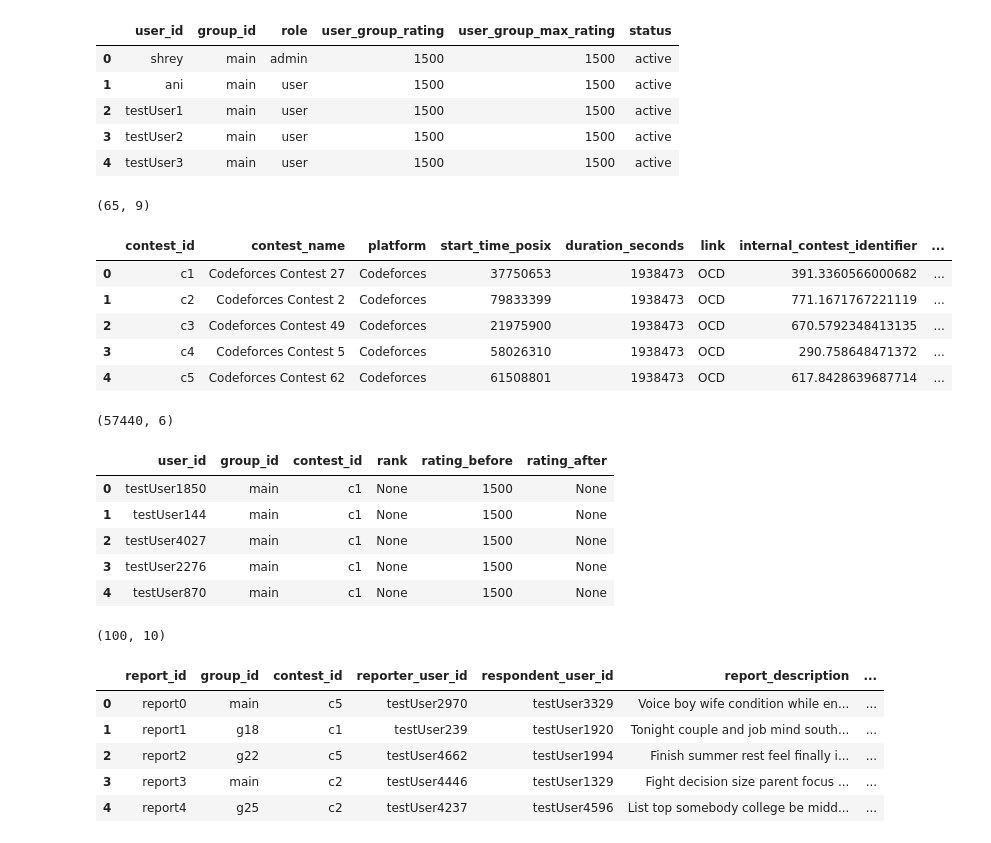
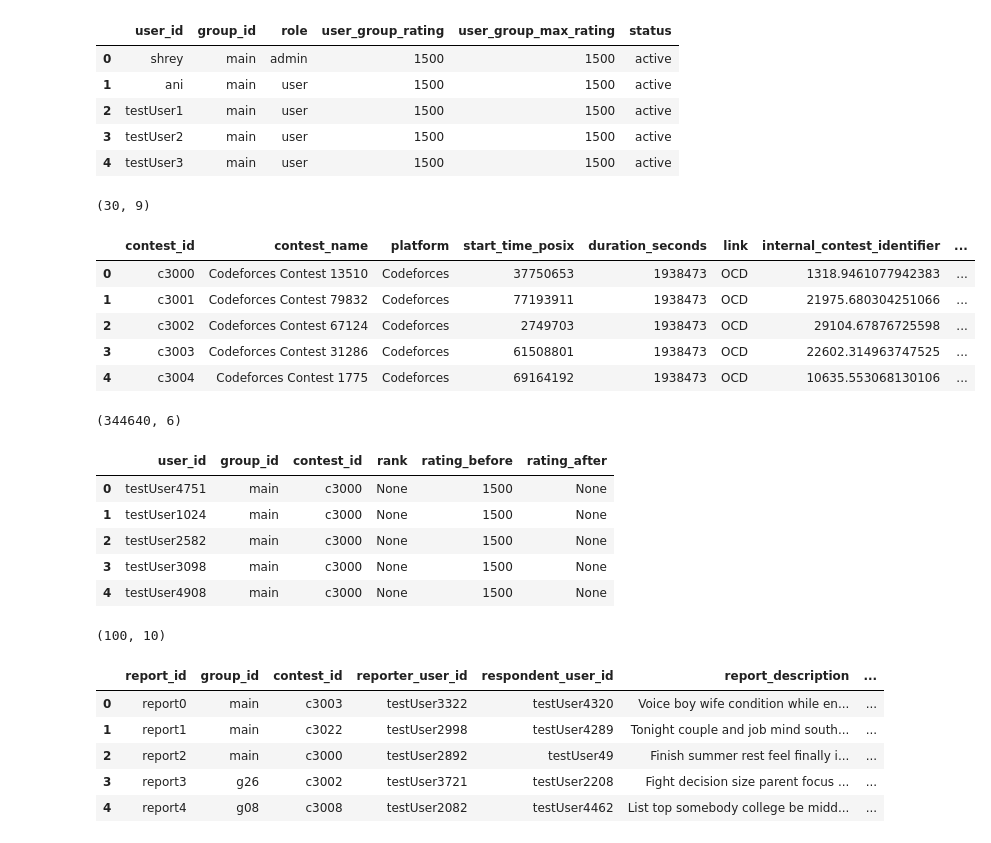
Before and after one commit to welcome-to-the-sunny-side/rshf, a Jupyter notebook: backend/sym.ipynb, the cells around one changed output. Drawn from its saved outputs; the diff is of its cells as text; code cells hidden in the pictures.

```diff
--- a/backend/sym.ipynb
+++ b/backend/sym.ipynb
@@ -123,6 +123,7 @@ admin_users = [
         user_id="shrey",
         role=Role.admin,
         cf_handle="negative-xp",
+        email_id="dwxghcqcd@gmail.com",
         atcoder_handle=None,
         codechef_handle=None,
         twitter_handle=None,
@@ -133,6 +134,7 @@ admin_users = [
         user_id="ani",
         role=Role.admin,
         cf_handle="roomTemperatureIQ",
+        email_id="chjd7639383@gmail.com",
         atcoder_handle=None,
         codechef_handle=None,
         twitter_handle=None,
@@ -155,6 +157,7 @@ while len(users) < NUM_USERS:
             codechef_handle=None if random.random() < 0.7 else uid + "_cc",
             twitter_handle=None if random.random() < 0.6 else uid + "_tw",
             trusted_score=random.randint(0, 100),
+            email_id=str(uid) + '@gmail.com',
             hashed_password=hash_password(DEFAULT_PASS),
         )
     )
@@ -284,36 +287,36 @@ membership_df.head()
 # %%
 # populate CONTESTS]
 
 NUM_CONTESTS = 30
 contests = []
 for i in range(NUM_CONTESTS):
     contests.append(
         Contest(
-            contest_id = f"c{2000+i}",
+            contest_id = f"c{3000+i}",
             contest_name = f'Codeforces Contest {int(random.random() * 99999)}',
             platform = "Codeforces",
             start_time_posix = int(random.random() * 1e8),
             duration_seconds = 1938473,
             link = 'OCD',
-            finished=True,
+            finished=bool(int(random.random() * 2)),
             internal_contest_identifier = f'{random.random() * 99999}',
         )
     )
 
 db.add_all(contests)
 db.commit()
 
 contest_df = pd.read_sql("SELECT * FROM contests", engine)
 print(contest_df.shape)
 contest_df.head()
 # %% [output]
-(65, 9)
+(30, 9)
 |  | contest_id | contest_name | platform | start_time_posix | duration_seconds | link | internal_contest_identifier | ... |
-| 0 | c1 | Codeforces Contest 27 | Codeforces | 37750653 | 1938473 | OCD | 391.3360566000682 | ... |
-| 1 | c2 | Codeforces Contest 2 | Codeforces | 79833399 | 1938473 | OCD | 771.1671767221119 | ... |
-| 2 | c3 | Codeforces Contest 49 | Codeforces | 21975900 | 1938473 | OCD | 670.5792348413135 | ... |
-| 3 | c4 | Codeforces Contest 5 | Codeforces | 58026310 | 1938473 | OCD | 290.758648471372 | ... |
-| 4 | c5 | Codeforces Contest 62 | Codeforces | 61508801 | 1938473 | OCD | 617.8428639687714 | ... |
+| 0 | c3000 | Codeforces Contest 13510 | Codeforces | 37750653 | 1938473 | OCD | 1318.9461077942383 | ... |
+| 1 | c3001 | Codeforces Contest 79832 | Codeforces | 77193911 | 1938473 | OCD | 21975.680304251066 | ... |
+| 2 | c3002 | Codeforces Contest 67124 | Codeforces | 2749703 | 1938473 | OCD | 29104.67876725598 | ... |
+| 3 | c3003 | Codeforces Contest 31286 | Codeforces | 61508801 | 1938473 | OCD | 22602.314963747525 | ... |
+| 4 | c3004 | Codeforces Contest 1775 | Codeforces | 69164192 | 1938473 | OCD | 10635.553068130106 | ... |
 # %%
 # populate contest participations
 participations = []
@@ -340,13 +343,13 @@ participation_df = pd.read_sql("SELECT * FROM contest_participations", engine)
 print(participation_df.shape)
 participation_df.head()
 # %% [output]
-(57440, 6)
+(344640, 6)
 |  | user_id | group_id | contest_id | rank | rating_before | rating_after |
-| 0 | testUser1850 | main | c1 | None | 1500 | None |
-| 1 | testUser144 | main | c1 | None | 1500 | None |
-| 2 | testUser4027 | main | c1 | None | 1500 | None |
-| 3 | testUser2276 | main | c1 | None | 1500 | None |
-| 4 | testUser870 | main | c1 | None | 1500 | None |
+| 0 | testUser4751 | main | c3000 | None | 1500 | None |
+| 1 | testUser1024 | main | c3000 | None | 1500 | None |
+| 2 | testUser2582 | main | c3000 | None | 1500 | None |
+| 3 | testUser3098 | main | c3000 | None | 1500 | None |
+| 4 | testUser4908 | main | c3000 | None | 1500 | None |
 # %%
 # populate reports
 n_parts = len(participations)
@@ -379,11 +382,11 @@ report_df.head()
 # %% [output]
 (100, 10)
 |  | report_id | group_id | contest_id | reporter_user_id | respondent_user_id | report_description | ... |
-| 0 | report0 | main | c5 | testUser2970 | testUser3329 | Voice boy wife condition while en... | ... |
-| 1 | report1 | g18 | c1 | testUser239 | testUser1920 | Tonight couple and job mind south... | ... |
-| 2 | report2 | g22 | c5 | testUser4662 | testUser1994 | Finish summer rest feel finally i... | ... |
-| 3 | report3 | main | c2 | testUser4446 | testUser1329 | Fight decision size parent focus ... | ... |
-| 4 | report4 | g25 | c2 | testUser4237 | testUser4596 | List top somebody college be midd... | ... |
+| 0 | report0 | main | c3003 | testUser3322 | testUser4320 | Voice boy wife condition while en... | ... |
+| 1 | report1 | main | c3022 | testUser2998 | testUser4289 | Tonight couple and job mind south... | ... |
+| 2 | report2 | main | c3000 | testUser2892 | testUser49 | Finish summer rest feel finally i... | ... |
+| 3 | report3 | g26 | c3002 | testUser3721 | testUser2208 | Fight decision size parent focus ... | ... |
+| 4 | report4 | g08 | c3008 | testUser2082 | testUser4462 | List top somebody college be midd... | ... |
 # %%
 # populate announcememts
 
```
Also changed, not shown: parts of 12 cells of this notebook, 11 other files.
